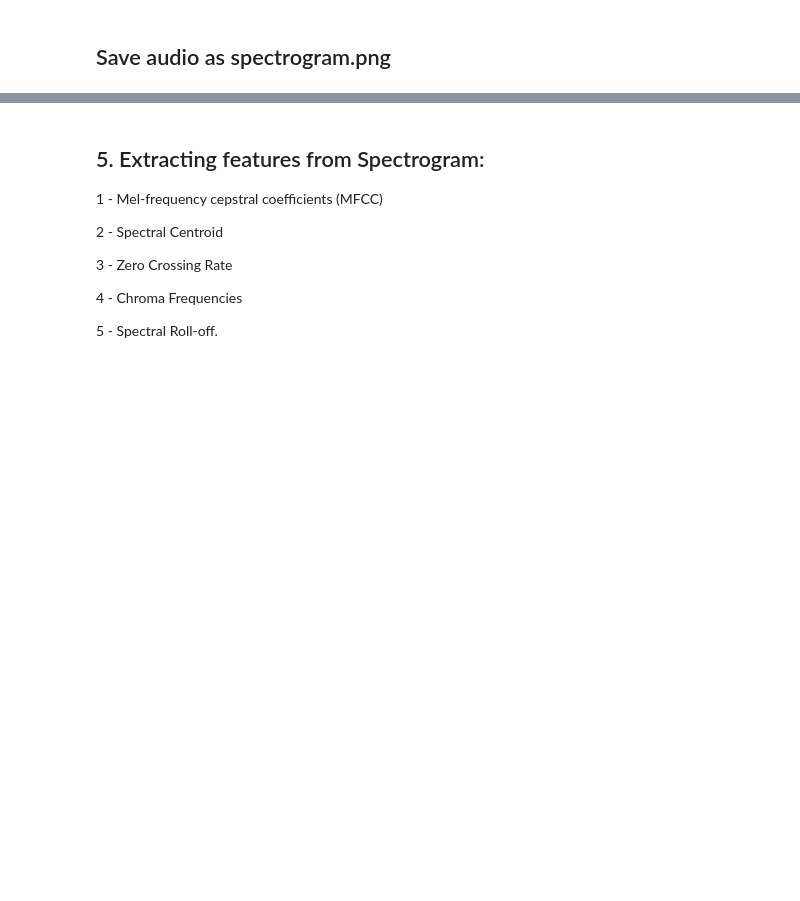
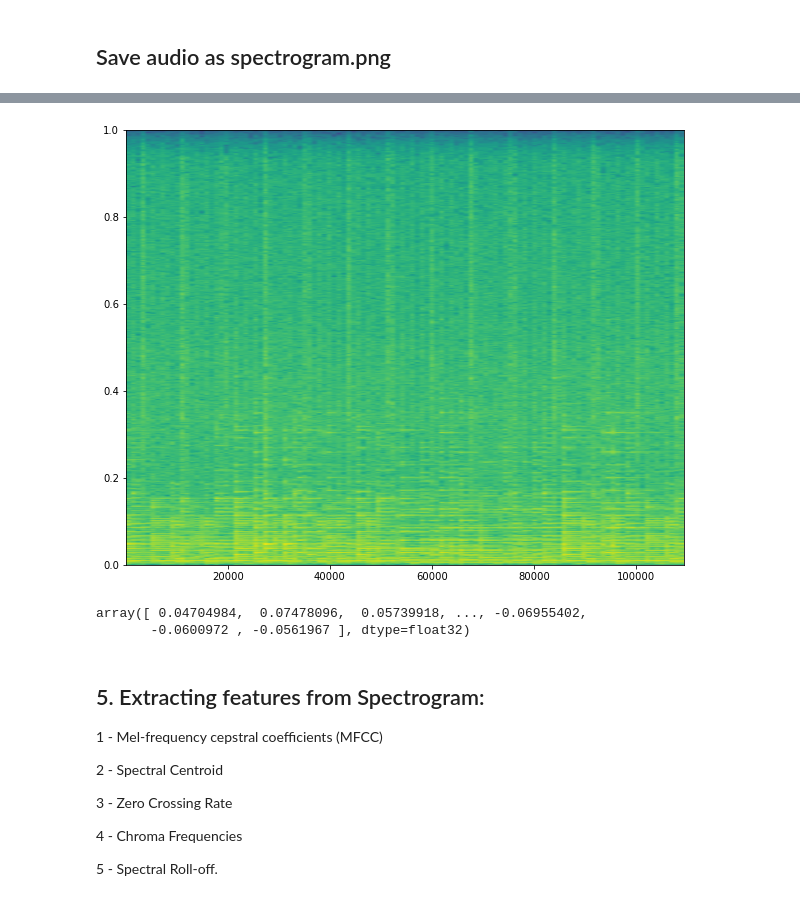
Before and after one commit to puga-42/NN-Sound-Classification, a Jupyter notebook: working_notebook.ipynb, the cells around one changed output, grey strips where cells are left out. Cells and saved outputs as stored; diff of their text form; code cells hidden in the pictures; blank space fills up the shorter version.

```diff
--- a/working_notebook.ipynb
+++ b/working_notebook.ipynb
@@ -349,3 +789,19 @@ get_spec(data)
+# %%
+#ll
+cmap = plt.get_cmap('viridis')
+plt.figure(figsize=(10,8))
+plt.specgram(data, NFFT=2048, Fs=2, Fc=0,
+             noverlap=128, cmap=cmap,
+             sides='default', mode='default',
+             scale='dB');
+#plt.axis('off');
+# %% [output]
+[figure, added]
+# %%
+data
+# %% [output]
+array([ 0.04704984,  0.07478096,  0.05739918, ..., -0.06955402,
+       -0.0600972 , -0.0561967 ], dtype=float32)
 # %% [markdown]
 ## 5. Extracting features from Spectrogram:
 1 - Mel-frequency cepstral coefficients (MFCC)
```
Also changed, not shown: parts of 85 cells of this notebook, 2 other files.
